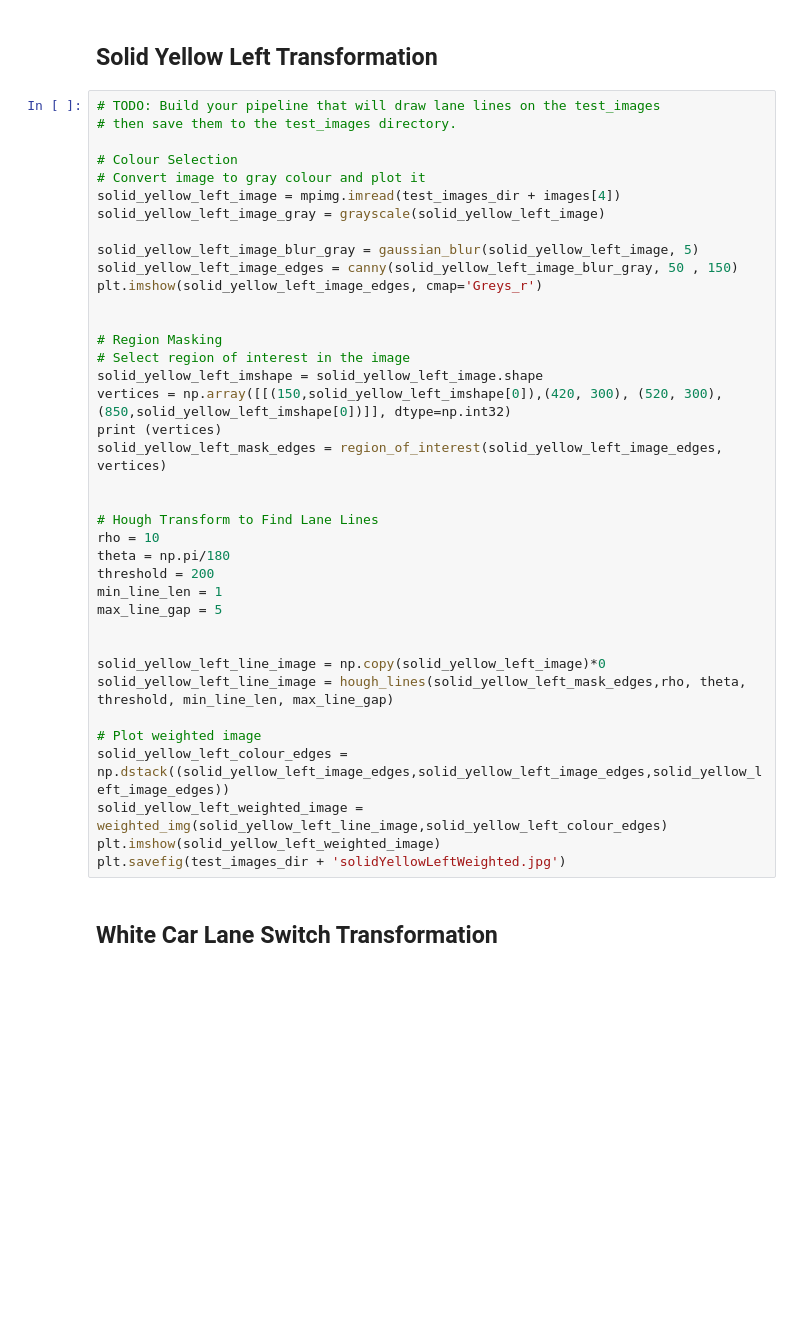
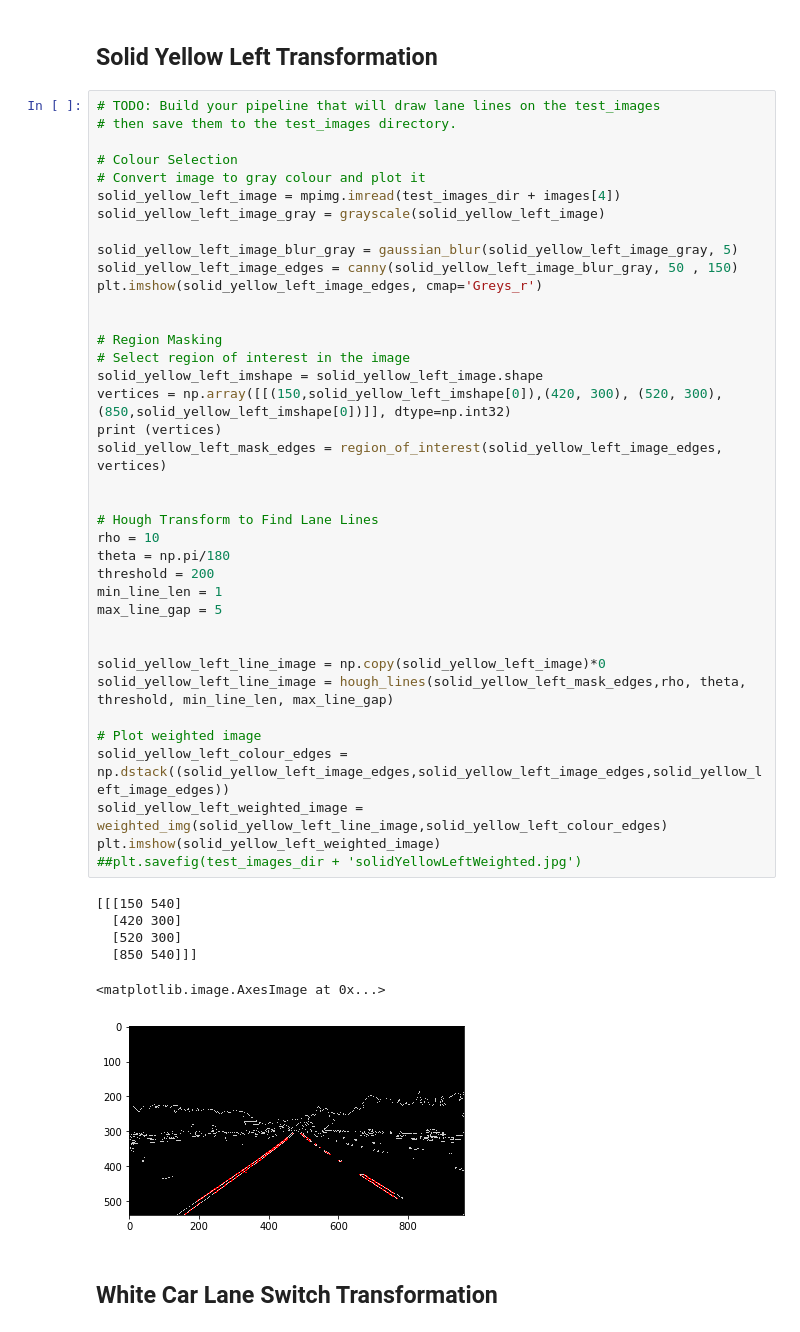
Before and after one commit to calsaviour/sdc, a Jupyter notebook: TermOne/CarND-LaneLines-P1/P1.ipynb, the cells around one changed output. Cells and saved outputs as stored; diff of their text form; blank space fills up the shorter version.

```diff
--- a/TermOne/CarND-LaneLines-P1/P1.ipynb
+++ b/TermOne/CarND-LaneLines-P1/P1.ipynb
@@ -380,35 +384,42 @@ plt.savefig(test_images_dir + "solidYellowCurve2Weighted.jpg")
 solid_yellow_left_image = mpimg.imread(test_images_dir + images[4])
 solid_yellow_left_image_gray = grayscale(solid_yellow_left_image)
 
-solid_yellow_left_image_blur_gray = gaussian_blur(solid_yellow_left_image, 5)
+solid_yellow_left_image_blur_gray = gaussian_blur(solid_yellow_left_image_gray, 5)
 solid_yellow_left_image_edges = canny(solid_yellow_left_image_blur_gray, 50 , 150)
 plt.imshow(solid_yellow_left_image_edges, cmap='Greys_r')
 
 
 # Region Masking
 # Select region of interest in the image
 solid_yellow_left_imshape = solid_yellow_left_image.shape
 vertices = np.array([[(150,solid_yellow_left_imshape[0]),(420, 300), (520, 300), (850,solid_yellow_left_imshape[0])]], dtype=np.int32)
 print (vertices)
 solid_yellow_left_mask_edges = region_of_interest(solid_yellow_left_image_edges, vertices)
 
 
 # Hough Transform to Find Lane Lines
 rho = 10
 theta = np.pi/180
 threshold = 200
 min_line_len = 1
 max_line_gap = 5
 
 
 solid_yellow_left_line_image = np.copy(solid_yellow_left_image)*0
 solid_yellow_left_line_image = hough_lines(solid_yellow_left_mask_edges,rho, theta, threshold, min_line_len, max_line_gap)
 
 # Plot weighted image
 solid_yellow_left_colour_edges = np.dstack((solid_yellow_left_image_edges,solid_yellow_left_image_edges,solid_yellow_left_image_edges))
 solid_yellow_left_weighted_image = weighted_img(solid_yellow_left_line_image,solid_yellow_left_colour_edges)
 plt.imshow(solid_yellow_left_weighted_image)
-plt.savefig(test_images_dir + 'solidYellowLeftWeighted.jpg')
+##plt.savefig(test_images_dir + 'solidYellowLeftWeighted.jpg')
+# %% [output]
+[[[150 540]
+  [420 300]
+  [520 300]
+  [850 540]]]
+<matplotlib.image.AxesImage at 0x...>
+[figure, added]
 # %% [markdown]
 ## White Car Lane Switch Transformation
 # %%
```
Also changed, not shown: parts of 13 cells of this notebook.
